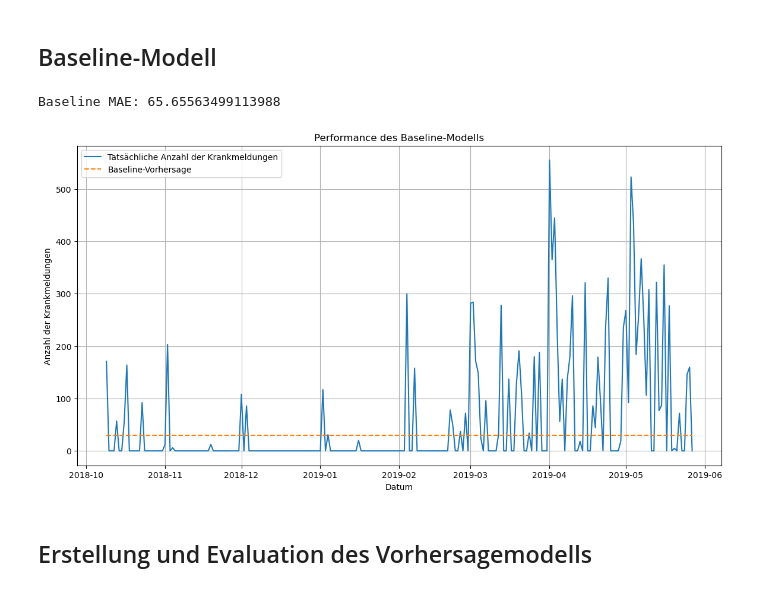
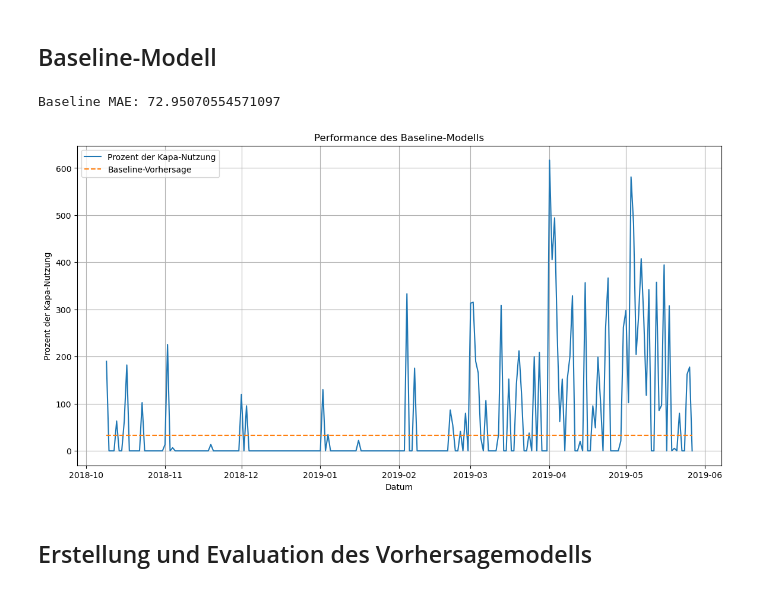
Before and after one commit to jasper-bk/Fallstudie_Model_Engineering_SoSe2024, a Jupyter notebook: notebooks/exploration/data_exploration.ipynb, the cells around one changed output. Drawn from its saved outputs; the diff is of its cells as text; code cells hidden in the pictures.

Commit message:
Feature Engineering erweitert und neues Prediction To-Do.

```diff
--- a/notebooks/exploration/data_exploration.ipynb
+++ b/notebooks/exploration/data_exploration.ipynb
@@ -11,7 +11,7 @@ import seaborn as sns
 # Load the dataset
 file_path = '../../data/raw/sickness_table.csv'
 
-df = pd.read_csv(file_path)
+df = pd.read_csv(file_path, index_col=0)
 # %% [markdown]
 # Explorative Datenanalyse (EDA)
 # %%
@@ -146,0 +124,14 @@ dtype: int64
+# %%
+# Feature Engineering
+working_df['month'] = working_df['date'].dt.month
+working_df['day_of_week'] = working_df['date'].dt.dayofweek
+
+working_df["calls_per_duty"] = working_df.apply(lambda row: row.calls / row.n_duty, axis=1)
+working_df["call_stress"] = working_df.apply(lambda row: row.calls / (row.n_duty + row.sby_need), axis=1)
+working_df["sby_used_percent"] = working_df.apply(lambda row: (row.sby_need / row.n_sby) * 100, axis=1)
+# Ziel: Prediction wo sby_used_percent nahe 100% ist, aber nicht drüber. Sprich dafted ist noch 0
+
+
+print("New dataframe:")
+display(working_df)
+display(working_df.describe())
@@ -149,33 +176,33 @@ dtype: int64
 # %%
 from sklearn.metrics import mean_absolute_error
 
 train_size = int(len(working_df) * 0.8)
 train, test = working_df.iloc[:train_size], working_df.iloc[train_size:]
 
 # Baseline-Modell: Durchschnitt der Zielvariable im Trainingsset
-mean_sick_train = train['sby_need'].mean()
+mean_sick_train = train['sby_used_percent'].mean()
 
 test = test.copy() # Zum Verhindern der SettingWithCopyWarning
 # Vorhersagen für das Testset mit dem Baseline-Modell
 test['baseline_pred'] = mean_sick_train
 
 # Berechnung des Mean Absolute Error (MAE) für das Baseline-Modell
-mae_baseline = mean_absolute_error(test['sby_need'], test['baseline_pred'])
+mae_baseline = mean_absolute_error(test['sby_used_percent'], test['baseline_pred'])
 print(f'Baseline MAE: {mae_baseline}')
 
 # Visualisierung der Performance des Baseline-Modells
 plt.figure(figsize=(14, 7))
-plt.plot(test['date'], test['sby_need'], label='Tatsächliche Anzahl der Krankmeldungen')
+plt.plot(test['date'], test['sby_used_percent'], label='Prozent der Kapa-Nutzung')
 plt.plot(test['date'], test['baseline_pred'], label='Baseline-Vorhersage', linestyle='--')
 plt.xlabel('Datum')
-plt.ylabel('Anzahl der Krankmeldungen')
+plt.ylabel('Prozent der Kapa-Nutzung')
 plt.title('Performance des Baseline-Modells')
 plt.legend()
 plt.grid(True)
 plt.show()
 # %% [output]
-Baseline MAE: 65.65563499113988
+Baseline MAE: 72.95070554571097
-[figure, old version]
+[figure, new version]
 # %% [markdown]
 ## Erstellung und Evaluation des Vorhersagemodells
 # %%
```
Also changed, not shown: parts of 9 cells of this notebook, 3 other files.
